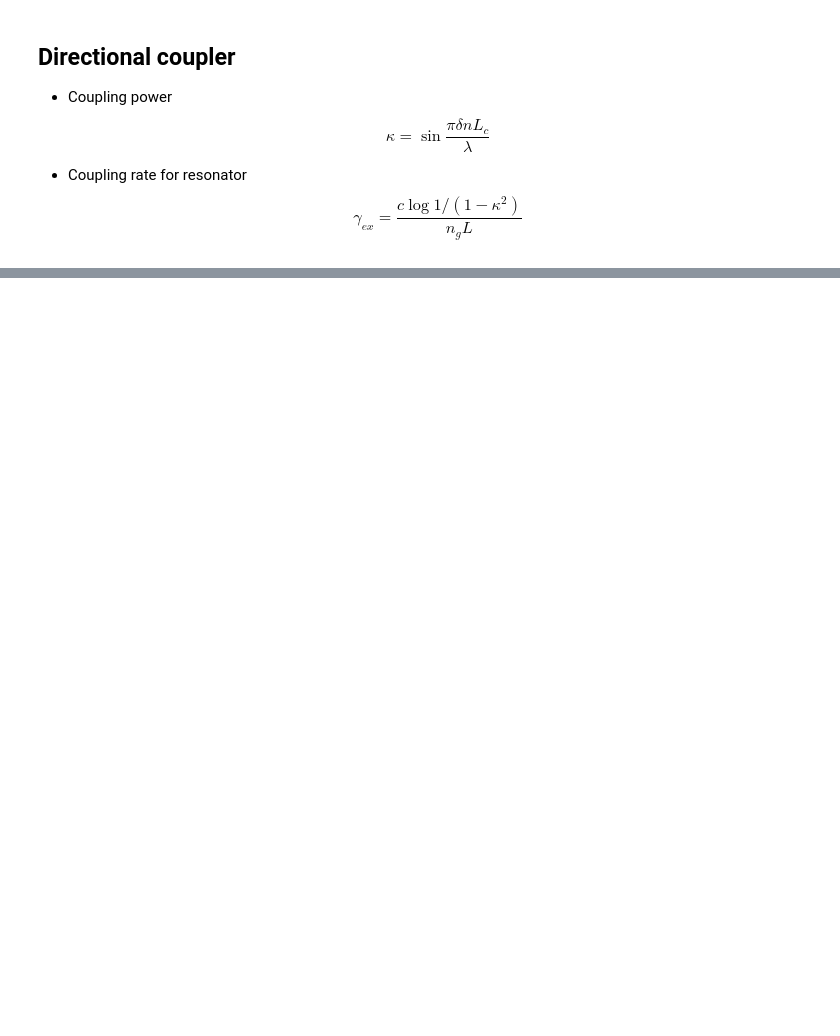
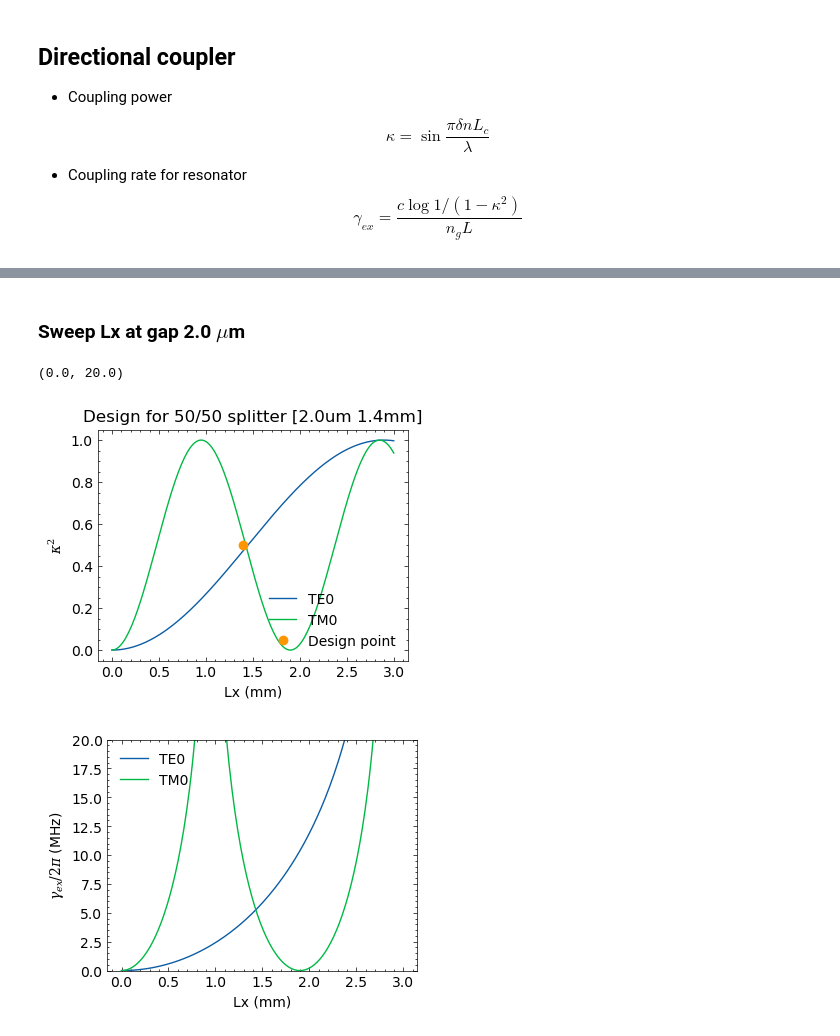
Before and after one commit to kaikai-liu/pyphotonicsims, a Jupyter notebook: notebook/1-coupled-resonator-simulation/directional-coupler-design-simulation.ipynb, the cells around one changed output, grey strips where cells are left out. Saved outputs shown, nothing was run; the diff lists cells and outputs as text; code cells hidden in the pictures; blank space fills up the shorter version.

```diff
--- a/notebook/1-coupled-resonator-simulation/directional-coupler-design-simulation.ipynb
+++ b/notebook/1-coupled-resonator-simulation/directional-coupler-design-simulation.ipynb
@@ -43,0 +124,28 @@ plt.ylim((0, 5))
+# %% [markdown]
+### Sweep Lx at gap 2.0 $\mu$m
+# %%
+gap = 2.0e-6
+ind_gap = np.argmin(np.abs(gapx - gap))
+Lx_sweep = np.linspace(0, 3e-3, 200)
+
+ka2 = np.array([directional_coupler(dneff[ii, ind_gap], Lx_sweep, wl) for ii in mode_ind])
+r_ex = cavity_coupling_rate(ka2, ng, L)/(2*np.pi*1e6)
+
+plt.figure()
+plt.plot(Lx_sweep*1e3, ka2.T)
+plt.plot(1.4, 0.5, 'o')
+plt.xlabel(r'Lx (mm)')
+plt.ylabel(r'$\kappa^2$')
+plt.legend(mode_list + ['Design point'], loc='lower right')
+plt.title('Design for 50/50 splitter [2.0um 1.4mm]')
+
+plt.figure()
+plt.plot(Lx_sweep*1e3, r_ex.T)
+plt.xlabel(r'Lx (mm)')
+plt.ylabel(r'$\gamma_{ex}/2\pi$ (MHz)')
+plt.legend(mode_list)
+plt.ylim((0, 20))
+# %% [output]
+(0.0, 20.0)
+[figure, added]
+[figure, added]
```
Also changed, not shown: parts of 11 cells of this notebook, 2 other files.
